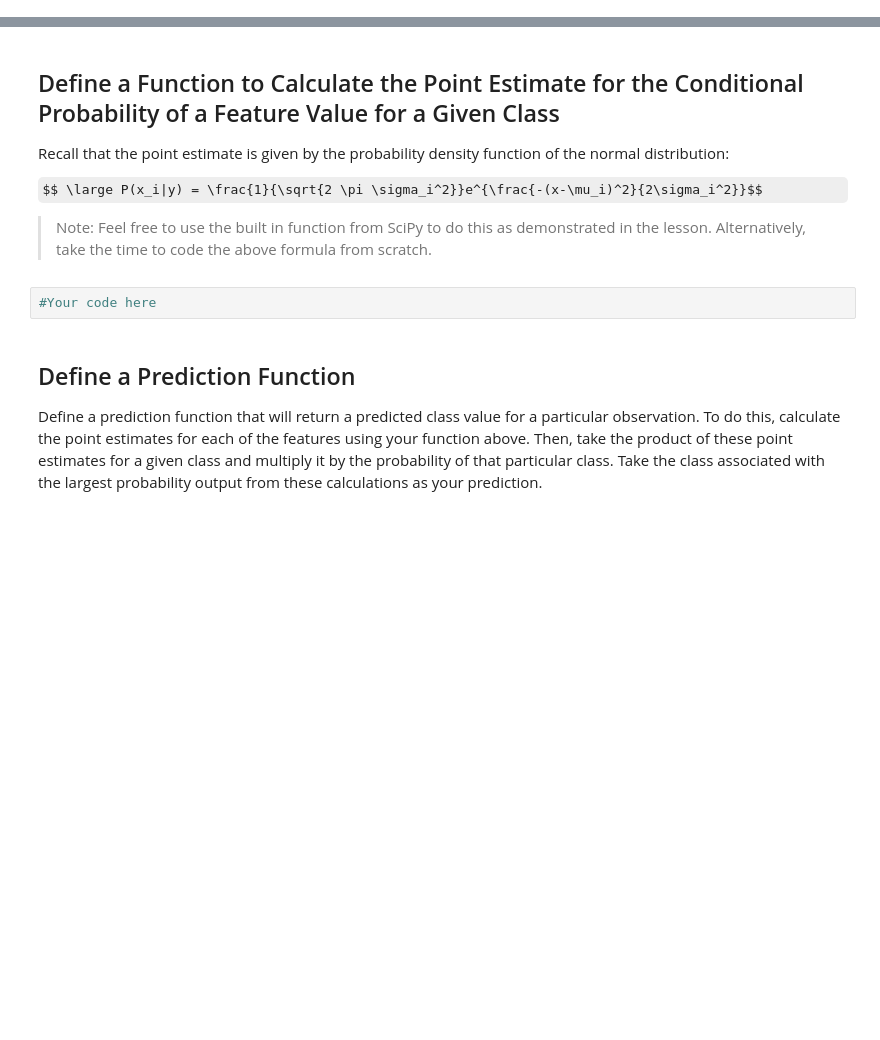
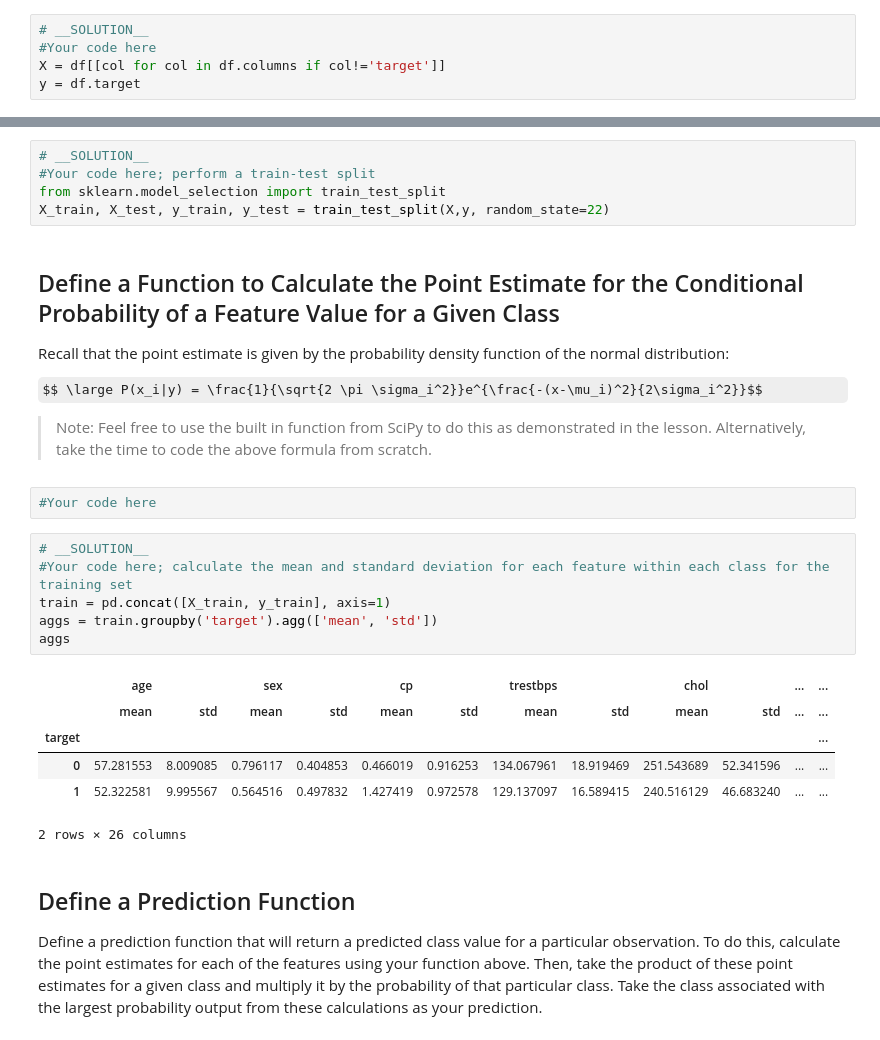
Before and after one commit to learn-co-curriculum/dsc-gaussian-naive-bayes-lab, a Jupyter notebook: index.ipynb, the cells around one changed output, grey strips where cells are left out. Cells and saved outputs as stored; diff of their text form; some formulas as TeX source; blank space fills up the shorter version.

```diff
--- a/index.ipynb
+++ b/index.ipynb
@@ -30,12 +54,22 @@ While not demonstrated in the previous lesson, you've seen from your work with r
 > Note: Use random state 22 to have your results match those of the solution branch provided.
 # %%
 #Your code here; perform a train-test split
+# %%
+# __SOLUTION__
+#Your code here
+X = df[[col for col in df.columns if col!='target']]
+y = df.target
 # %% [markdown]
 ## Calculate the Mean & Standard Deviation of Each Feature for Each Class In the Train Set
 
 Now, calculate the mean and standard deviation for each feature within each of the target class groups. This will serve as your a priori distribution estimate to determine the posterior likelihood of an observation belonging to one class versus the other.
 # %%
 #Your code here; calculate the mean and standard deviation for each feature within each class for the training set
+# %%
+# __SOLUTION__
+#Your code here; perform a train-test split
+from sklearn.model_selection import train_test_split
+X_train, X_test, y_train, y_test = train_test_split(X,y, random_state=22)
 # %% [markdown]
 ## Define a Function to Calculate the Point Estimate for the Conditional Probability of a Feature Value for a Given Class
 
@@ -46,6 +80,19 @@ Recall that the point estimate is given by the probability density function of t
 > Note: Feel free to use the built in function from SciPy to do this as demonstrated in the lesson. Alternatively, take the time to code the above formula from scratch.
 # %%
 #Your code here
+# %%
+# __SOLUTION__
+#Your code here; calculate the mean and standard deviation for each feature within each class for the training set
+train = pd.concat([X_train, y_train], axis=1)
+aggs = train.groupby('target').agg(['mean', 'std'])
+aggs
+# %% [output]
+|  | age |  | sex |  | cp |  | trestbps |  | chol |  | ... | ... |
+|  | mean | std | mean | std | mean | std | mean | std | mean | std | ... | ... |
+| target |  |  |  |  |  |  |  |  |  |  |  | ... |
+| 0 | 57.281553 | 8.009085 | 0.796117 | 0.404853 | 0.466019 | 0.916253 | 134.067961 | 18.919469 | 251.543689 | 52.341596 | ... | ... |
+| 1 | 52.322581 | 9.995567 | 0.564516 | 0.497832 | 1.427419 | 0.972578 | 129.137097 | 16.589415 | 240.516129 | 46.683240 | ... | ... |
+2 rows × 26 columns
 # %% [markdown]
 ## Define a Prediction Function
 
```
Also changed, not shown: parts of 14 cells of this notebook, 4 other files.
